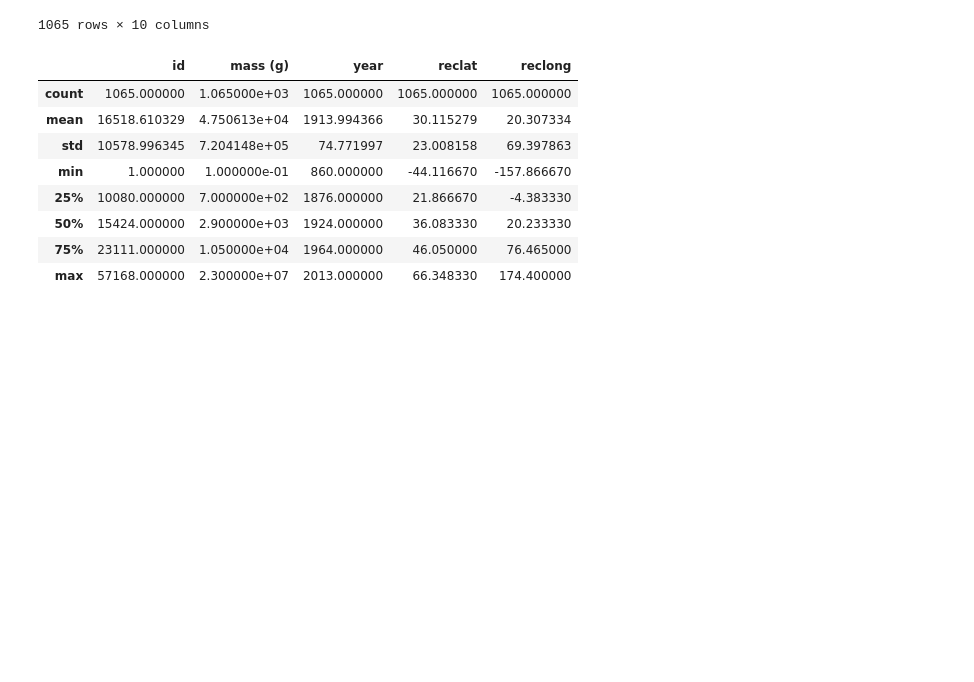
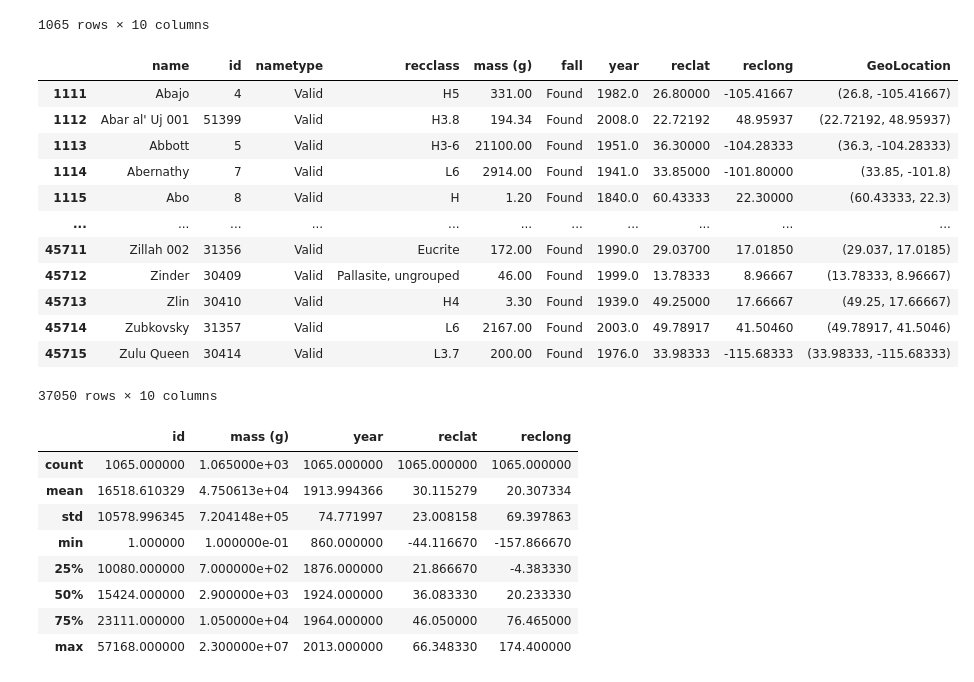
Before and after one commit to TheOceanMan7/meteorite-data, a Jupyter notebook: Meteorite_Landings.ipynb, the cells around one changed output. Saved outputs shown, nothing was run; the diff lists cells and outputs as text; code cells hidden in the pictures; blank space fills up the shorter version.

```diff
--- a/Meteorite_Landings.ipynb
+++ b/Meteorite_Landings.ipynb
@@ -56,6 +57,22 @@ clean_fallen
 | 1109 | Zsadany | 30413 | Valid | H5 | 552.0 | Fell | 1875.0 | 46.93333 | 21.50000 | (46.93333, 21.5) |
 | 1110 | Zvonkov | 30415 | Valid | H6 | 2568.0 | Fell | 1955.0 | 50.20000 | 30.25000 | (50.2, 30.25) |
 1065 rows × 10 columns
+# %%
+clean_found
+# %% [output]
+|  | name | id | nametype | recclass | mass (g) | fall | year | reclat | reclong | GeoLocation |
+| 1111 | Abajo | 4 | Valid | H5 | 331.00 | Found | 1982.0 | 26.80000 | -105.41667 | (26.8, -105.41667) |
+| 1112 | Abar al' Uj 001 | 51399 | Valid | H3.8 | 194.34 | Found | 2008.0 | 22.72192 | 48.95937 | (22.72192, 48.95937) |
+| 1113 | Abbott | 5 | Valid | H3-6 | 21100.00 | Found | 1951.0 | 36.30000 | -104.28333 | (36.3, -104.28333) |
+| 1114 | Abernathy | 7 | Valid | L6 | 2914.00 | Found | 1941.0 | 33.85000 | -101.80000 | (33.85, -101.8) |
+| 1115 | Abo | 8 | Valid | H | 1.20 | Found | 1840.0 | 60.43333 | 22.30000 | (60.43333, 22.3) |
+| ... | ... | ... | ... | ... | ... | ... | ... | ... | ... | ... |
+| 45711 | Zillah 002 | 31356 | Valid | Eucrite | 172.00 | Found | 1990.0 | 29.03700 | 17.01850 | (29.037, 17.0185) |
+| 45712 | Zinder | 30409 | Valid | Pallasite, ungrouped | 46.00 | Found | 1999.0 | 13.78333 | 8.96667 | (13.78333, 8.96667) |
+| 45713 | Zlin | 30410 | Valid | H4 | 3.30 | Found | 1939.0 | 49.25000 | 17.66667 | (49.25, 17.66667) |
+| 45714 | Zubkovsky | 31357 | Valid | L6 | 2167.00 | Found | 2003.0 | 49.78917 | 41.50460 | (49.78917, 41.5046) |
+| 45715 | Zulu Queen | 30414 | Valid | L3.7 | 200.00 | Found | 1976.0 | 33.98333 | -115.68333 | (33.98333, -115.68333) |
+37050 rows × 10 columns
 # %%
 fallen_desc = clean_fallen.describe()
 fallen_desc
```
Also changed, not shown: parts of 7 cells of this notebook.
